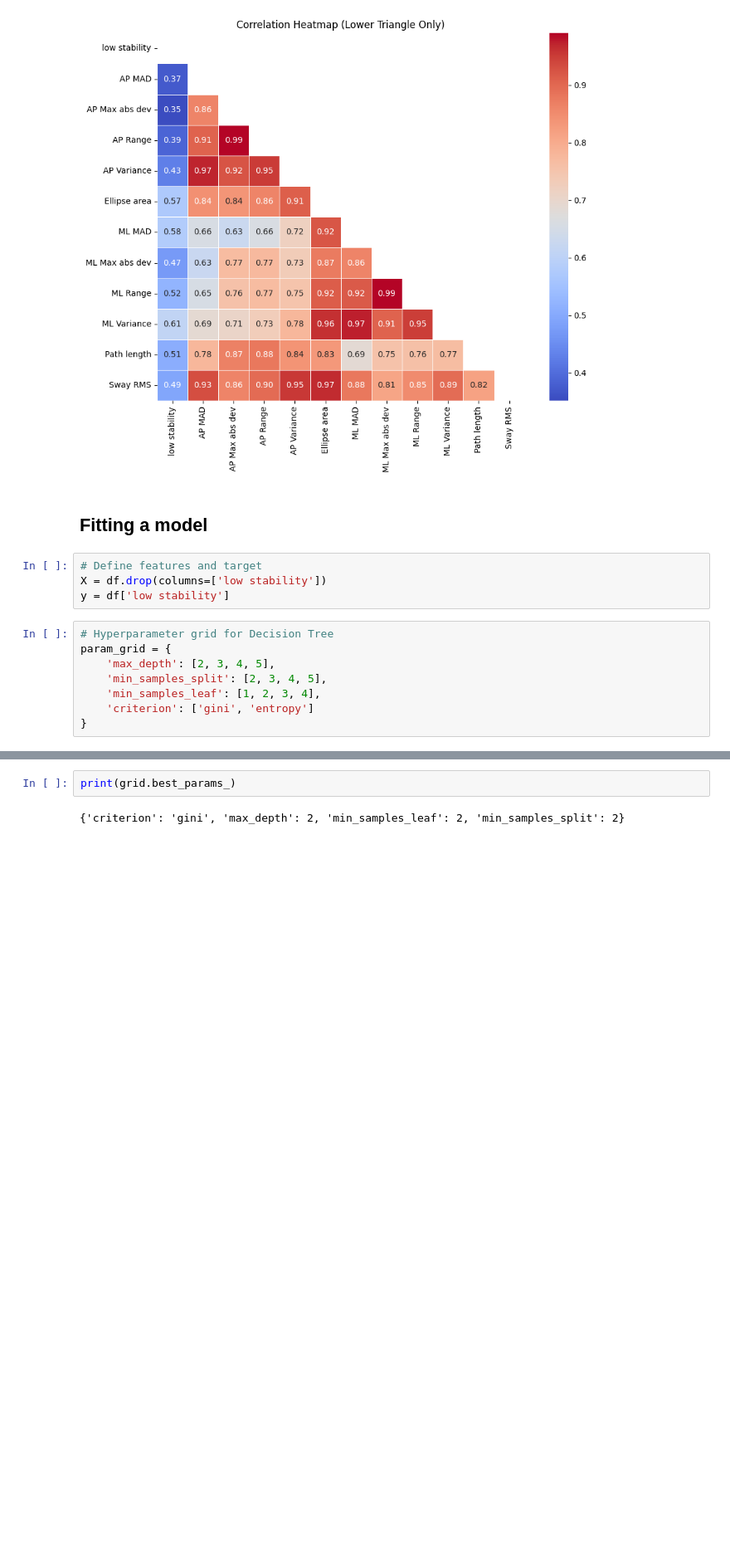
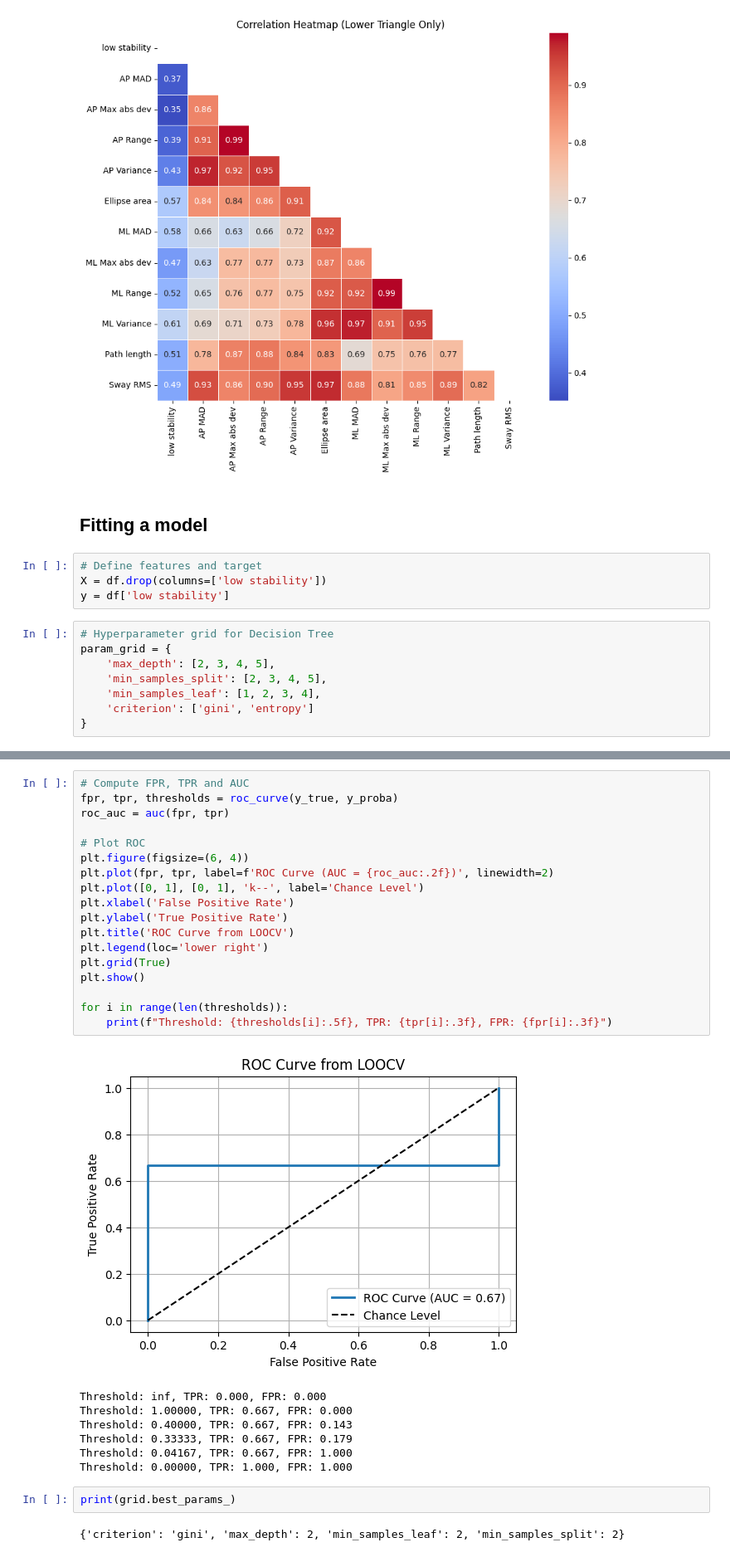
Before and after one commit to shahafgev/fall_risk_analysis, a Jupyter notebook: notebooks/model.ipynb, the cells around one changed output, grey strips where cells are left out. Shown: that part at 83% size. Saved outputs shown, nothing was run; the diff lists cells and outputs as text; blank space fills up the shorter version.

```diff
--- a/notebooks/model.ipynb
+++ b/notebooks/model.ipynb
@@ -131,3 +173,29 @@ for train_index, test_index in loo.split(X):
+# %%
+# Compute FPR, TPR and AUC
+fpr, tpr, thresholds = roc_curve(y_true, y_proba)
+roc_auc = auc(fpr, tpr)
+
+# Plot ROC
+plt.figure(figsize=(6, 4))
+plt.plot(fpr, tpr, label=f'ROC Curve (AUC = {roc_auc:.2f})', linewidth=2)
+plt.plot([0, 1], [0, 1], 'k--', label='Chance Level')
+plt.xlabel('False Positive Rate')
+plt.ylabel('True Positive Rate')
+plt.title('ROC Curve from LOOCV')
+plt.legend(loc='lower right')
+plt.grid(True)
+plt.show()
+
+for i in range(len(thresholds)):
+    print(f"Threshold: {thresholds[i]:.5f}, TPR: {tpr[i]:.3f}, FPR: {fpr[i]:.3f}")
+# %% [output]
+[figure, added]
+Threshold: inf, TPR: 0.000, FPR: 0.000
+Threshold: 1.00000, TPR: 0.667, FPR: 0.000
+Threshold: 0.40000, TPR: 0.667, FPR: 0.143
+Threshold: 0.33333, TPR: 0.667, FPR: 0.179
+Threshold: 0.04167, TPR: 0.667, FPR: 1.000
+Threshold: 0.00000, TPR: 1.000, FPR: 1.000
 # %%
 print(grid.best_params_)
 # %% [output]
```
Also changed, not shown: parts of 5 cells of this notebook, 5 other files.
